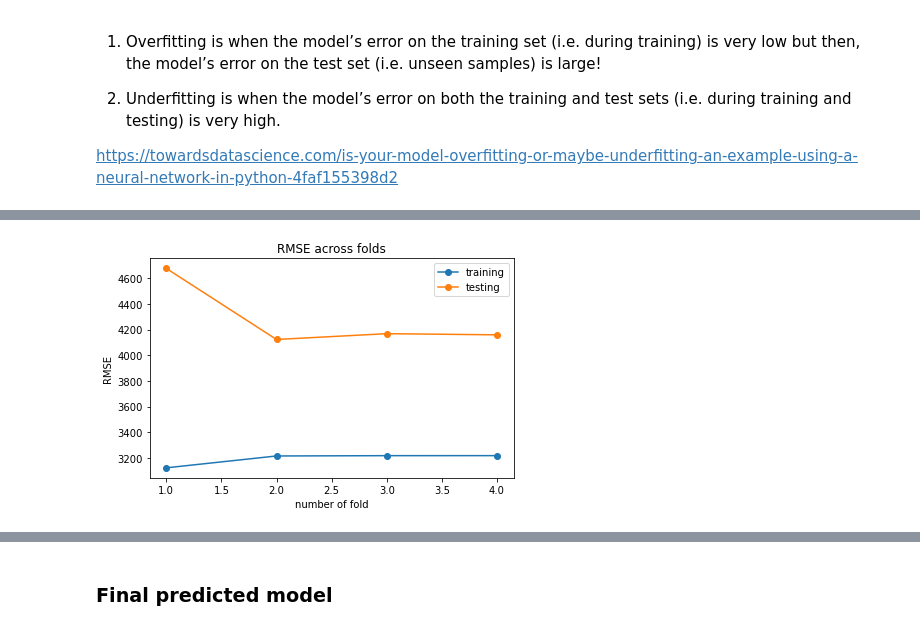
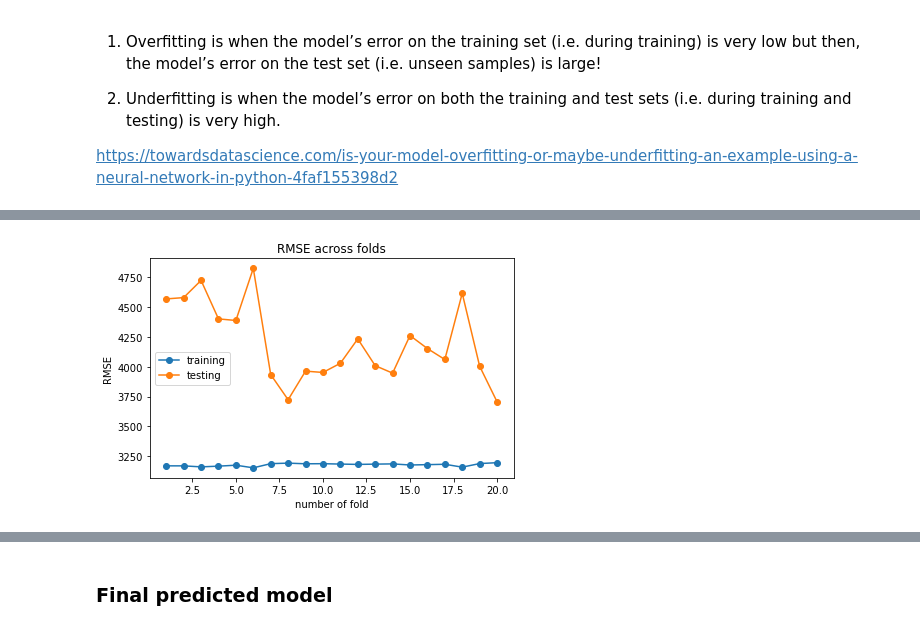
Before and after one commit to RodzanIskandar/Used_Craiglist_Car_Price_Prediction, a Jupyter notebook: machine learning model.ipynb, the cells around one changed output, grey strips where cells are left out. Saved outputs shown, nothing was run; the diff lists cells and outputs as text; code cells hidden in the pictures.

```diff
--- a/machine learning model.ipynb
+++ b/machine learning model.ipynb
@@ -336,3 +336,7 @@ def fit_check(model, kfolds):
     plt.legend()
     plt.tight_layout()
     plt.show()
+# %%
+rf_best = RandomForestRegressor(max_depth=190, max_features='sqrt', min_samples_split=13, n_estimators=190)
+
+fit_check(rf_best, 4)
@@ -339,4 +345,4 @@ def fit_check(model, kfolds):
 # %%
-fit_check(rf_best, 4)
+fit_check(rf_best, 20)
 # %% [output]
-[figure, old version]
+[figure, new version]
```
Also changed, not shown: parts of 18 cells of this notebook.
